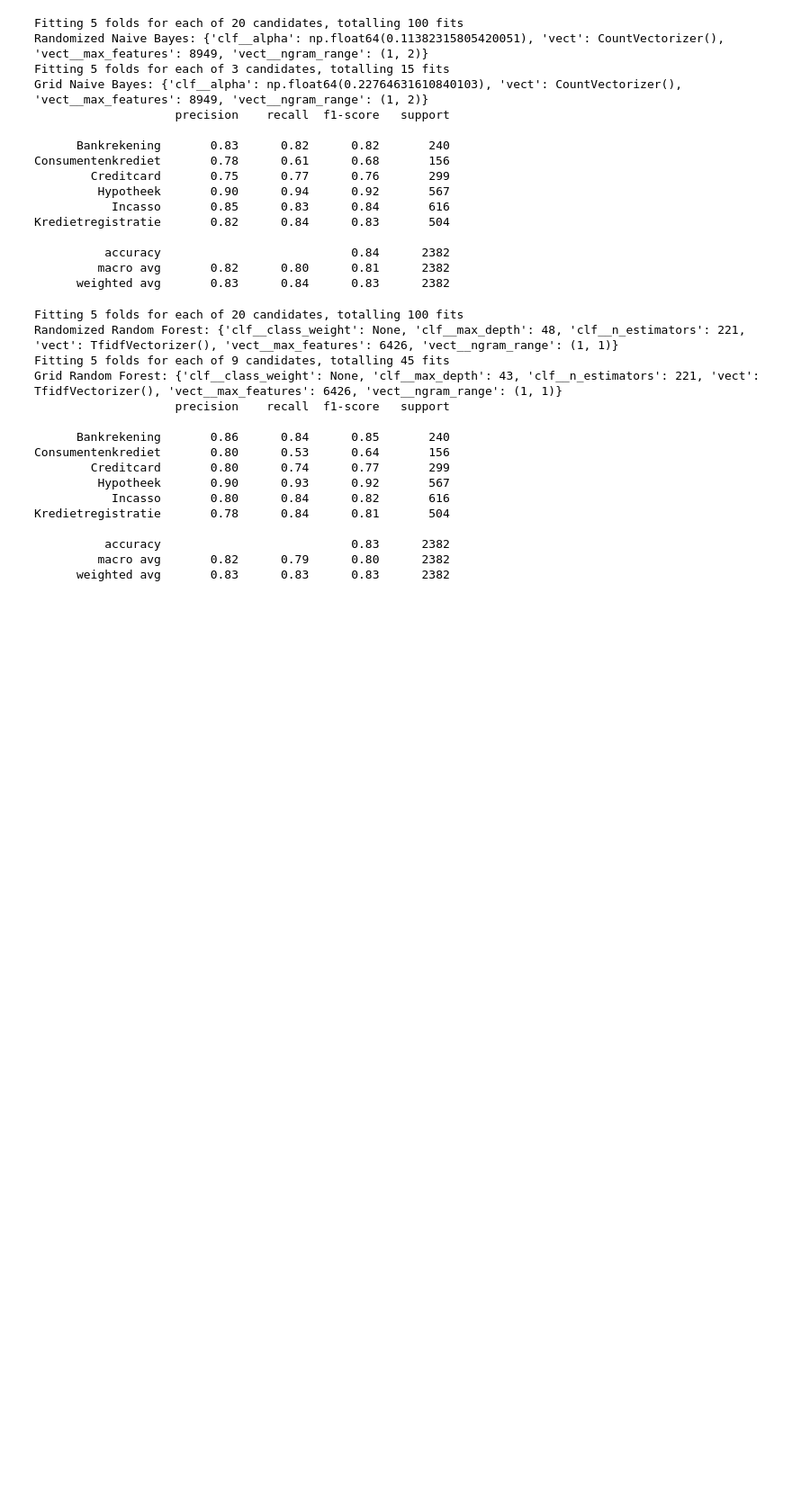
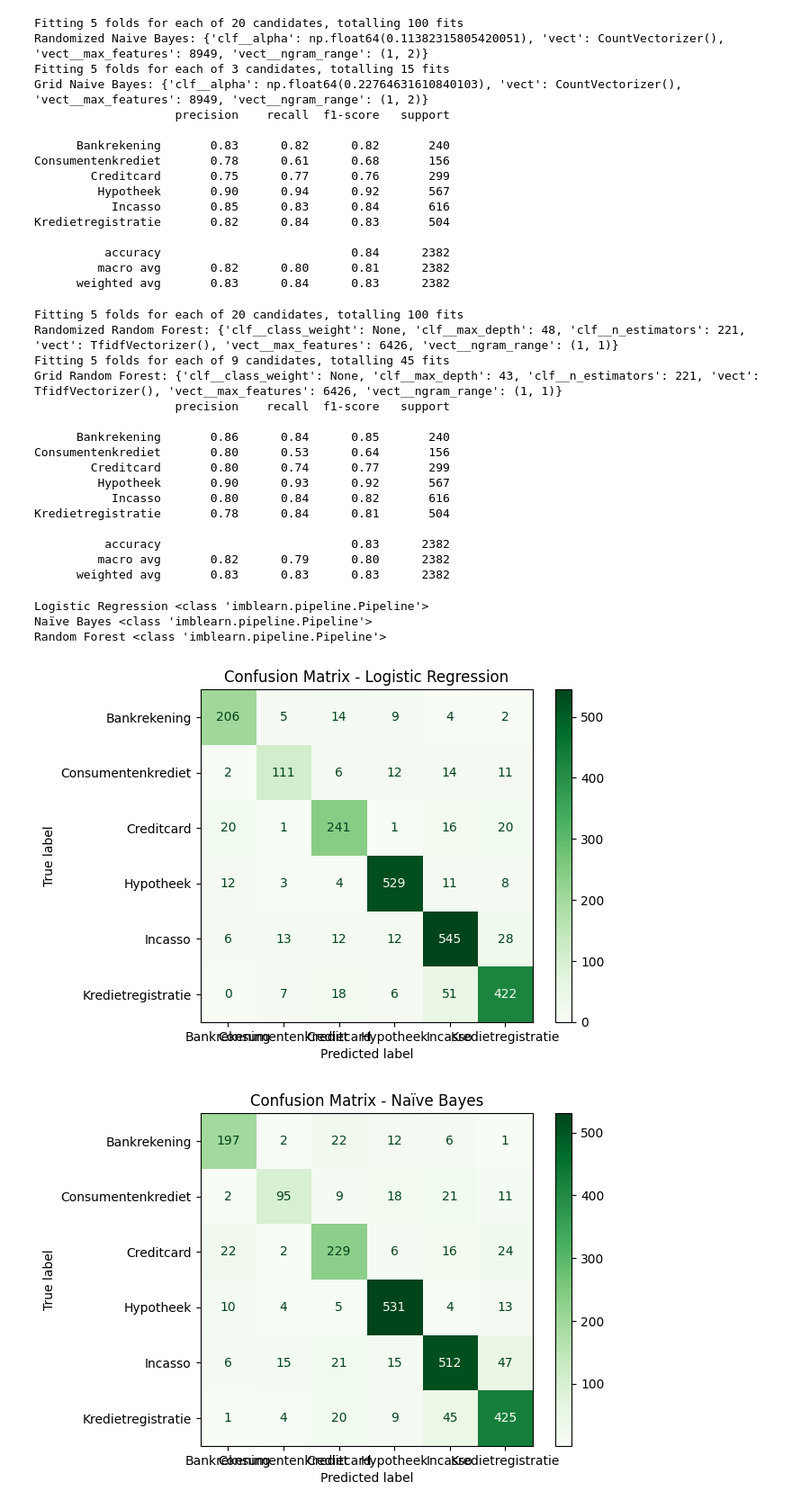
Before and after one commit to AmissaAbbes/Dataproject1, a Jupyter notebook: modelling.ipynb, the cells around one changed output. Shown: that part at 90% size. Cells and saved outputs as stored; diff of their text form; code cells hidden in the pictures; blank space fills up the shorter version.

Commit message:
Confusion matrixes

```diff
--- a/modelling.ipynb
+++ b/modelling.ipynb
@@ -158,7 +168,7 @@ def grid_nb(best):
         'clf__alpha': [best['clf__alpha']*0.5, best['clf__alpha'], best['clf__alpha']*2]
     }
 
-run_search(nb_pipeline, nb_parameters, grid_nb, "Naive Bayes")
+nb_best = run_search(nb_pipeline, nb_parameters, grid_nb, "Naive Bayes")
 # %% [output]
 Fitting 5 folds for each of 20 candidates, totalling 100 fits
 Randomized Naive Bayes: {'clf__alpha': np.float64(0.11382315805420051), 'vect': CountVectorizer(), 'vect__max_features': 8949, 'vect__ngram_range': (1, 2)}
@@ -203,7 +213,7 @@ def grid_rf(best):
         'clf__class_weight': [best['clf__class_weight']]
     }
 
-run_search(rf_pipeline, rf_parameters, grid_rf, "Random Forest")
+rf_best = run_search(rf_pipeline, rf_parameters, grid_rf, "Random Forest")
 # %% [output]
 Fitting 5 folds for each of 20 candidates, totalling 100 fits
 Randomized Random Forest: {'clf__class_weight': None, 'clf__max_depth': 48, 'clf__n_estimators': 221, 'vect': TfidfVectorizer(), 'vect__max_features': 6426, 'vect__ngram_range': (1, 1)}
@@ -221,3 +231,27 @@ Kredietregistratie       0.78      0.84      0.81       504
           accuracy                           0.83      2382
          macro avg       0.82      0.79      0.80      2382
       weighted avg       0.83      0.83      0.83      2382
+# %%
+modellen = {
+    "Logistic Regression": lr_best,
+    "Naïve Bayes": nb_best,
+    "Random Forest": rf_best
+}
+# %%
+for name, model in modellen.items():
+    print(name, type(model))
+# %% [output]
+Logistic Regression <class 'imblearn.pipeline.Pipeline'>
+Naïve Bayes <class 'imblearn.pipeline.Pipeline'>
+Random Forest <class 'imblearn.pipeline.Pipeline'>
+# %%
+for name, model in modellen.items():
+    y_pred = model.predict(x_test)
+    confusion = confusion_matrix(y_test, y_pred)
+    display = ConfusionMatrixDisplay(confusion_matrix=confusion, display_labels=model.classes_)
+    display.plot(cmap="Greens")
+    plt.title(f"Confusion Matrix - {name}")
+    plt.show()
+# %% [output]
+[figure, added]
+[figure, added]
```
Also changed, not shown: parts of 6 cells of this notebook.
